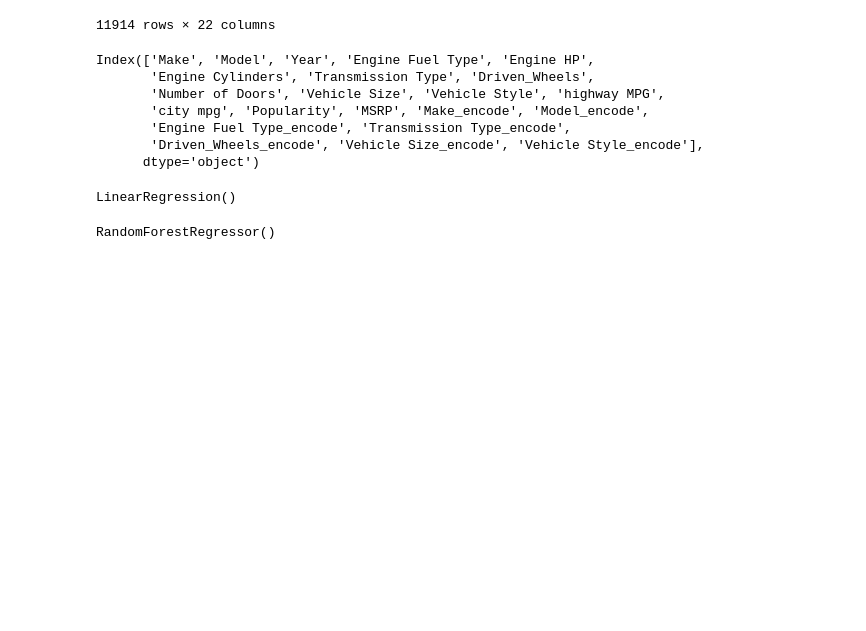
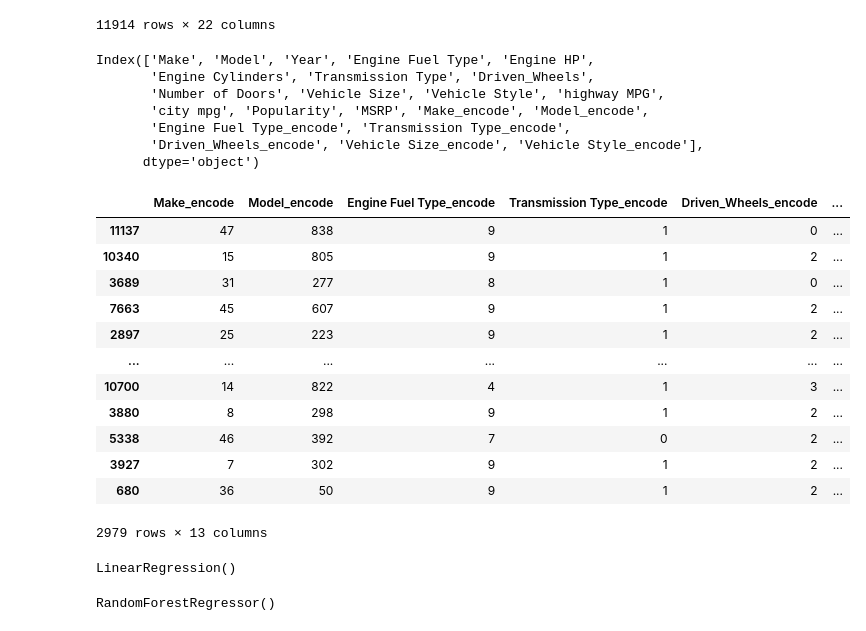
Before and after one commit to Nirusakhi1/Car-Price-Prediction, a Jupyter notebook: ML.ipynb, the cells around one changed output. Saved outputs shown, nothing was run; the diff lists cells and outputs as text; code cells hidden in the pictures; blank space fills up the shorter version.

```diff
--- a/ML.ipynb
+++ b/ML.ipynb
@@ -336,6 +342,22 @@ Index(['Make', 'Model', 'Year', 'Engine Fuel Type', 'Engine HP',
 from sklearn.model_selection import train_test_split
 # %%
 x_train,x_test,y_train,y_test = train_test_split(x,y,test_size=0.25,random_state=2529)
+# %%
+x_test
+# %% [output]
+|  | Make_encode | Model_encode | Engine Fuel Type_encode | Transmission Type_encode | Driven_Wheels_encode | ... |
+| 11137 | 47 | 838 | 9 | 1 | 0 | ... |
+| 10340 | 15 | 805 | 9 | 1 | 2 | ... |
+| 3689 | 31 | 277 | 8 | 1 | 0 | ... |
+| 7663 | 45 | 607 | 9 | 1 | 2 | ... |
+| 2897 | 25 | 223 | 9 | 1 | 2 | ... |
+| ... | ... | ... | ... | ... | ... | ... |
+| 10700 | 14 | 822 | 4 | 1 | 3 | ... |
+| 3880 | 8 | 298 | 9 | 1 | 2 | ... |
+| 5338 | 46 | 392 | 7 | 0 | 2 | ... |
+| 3927 | 7 | 302 | 9 | 1 | 2 | ... |
+| 680 | 36 | 50 | 9 | 1 | 2 | ... |
+2979 rows × 13 columns
 # %%
 from sklearn.linear_model import LinearRegression
 # %%
```
Also changed, not shown: parts of 3 cells of this notebook, 8 other files.
